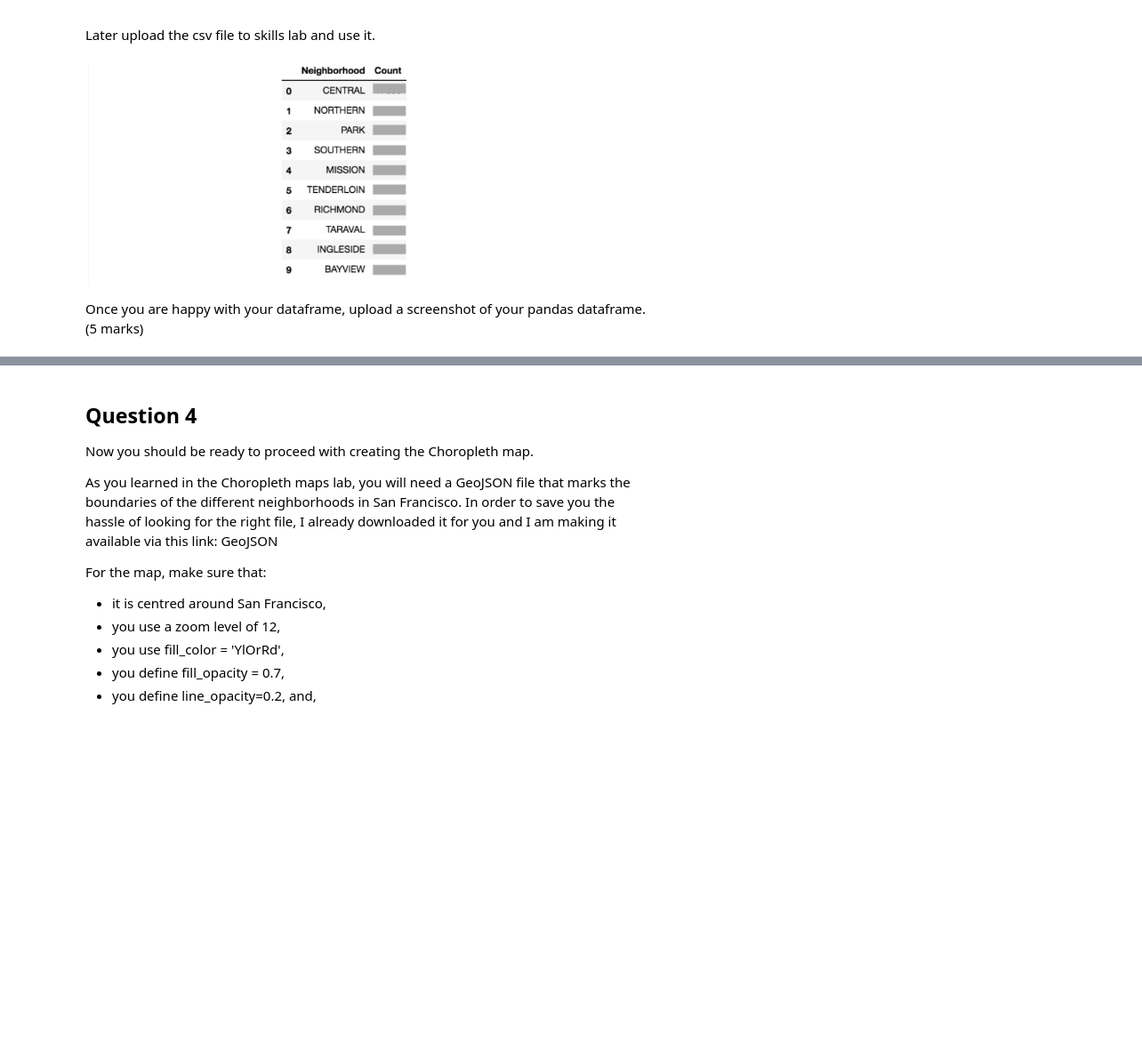
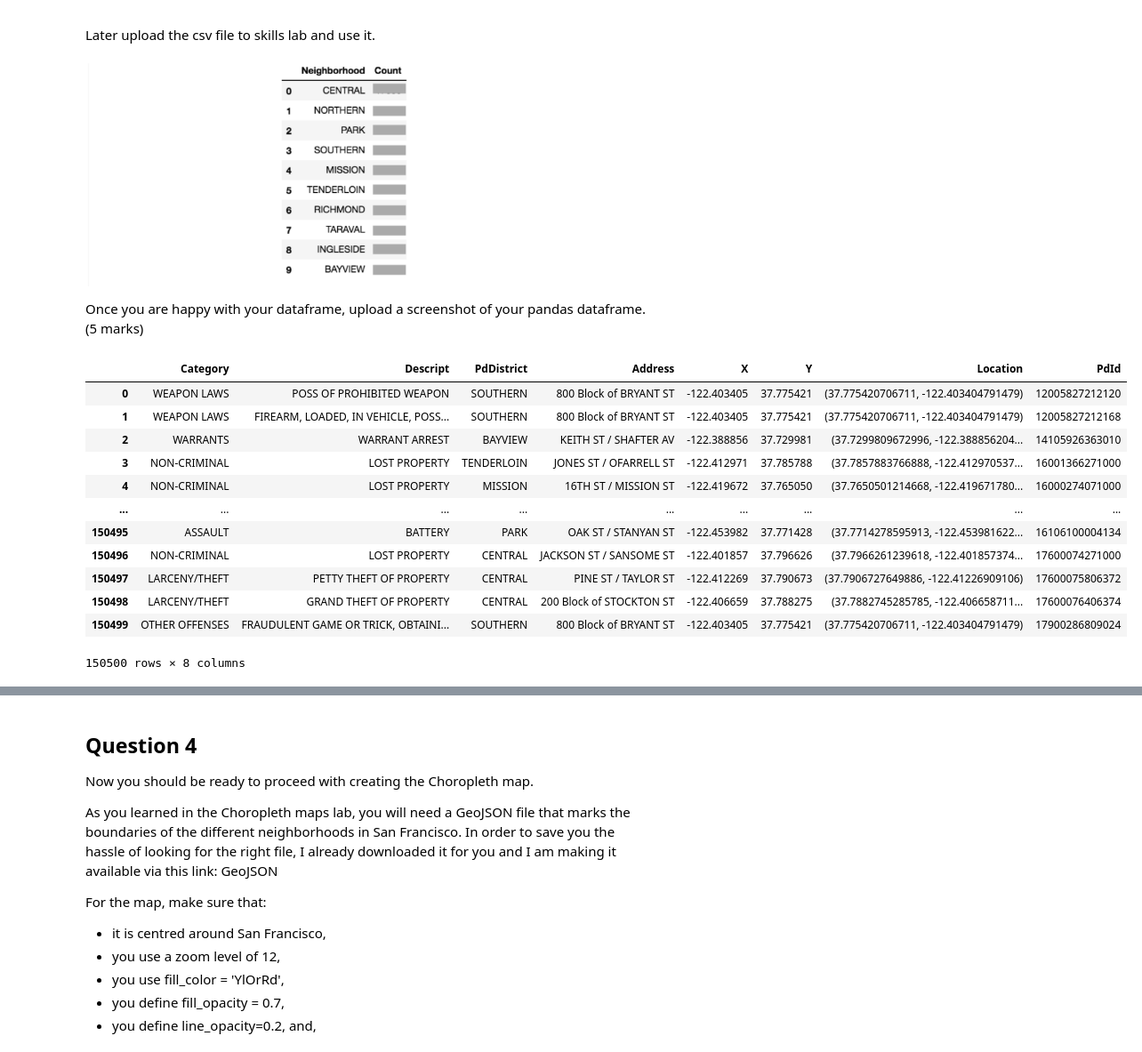
Before and after one commit to fizixmastr/Miscellaneous-Python-Projects, a Jupyter notebook: Topic Survey Assignment.ipynb, the cells around one changed output, grey strips where cells are left out. Shown at 89% size. Saved outputs shown, nothing was run; the diff lists cells and outputs as text; code cells hidden in the pictures; blank space fills up the shorter version.

```diff
--- a/Topic Survey Assignment.ipynb
+++ b/Topic Survey Assignment.ipynb
@@ -132,0 +148,22 @@ Once you are happy with your dataframe, upload a screenshot of your pandas dataf
+# %%
+# zipped = zipfile.ZipFile('https://cf-courses-data.s3.us.cloud-object-storage.appdomain.cloud/IBMDeveloperSkillsNetwork-DV0101EN-SkillsNetwork/labs/FinalModule_Coursera/data/Police_Department_Incidents_-_Previous_Year__2016_.zip')
+# df_Police = pd.read_csv(zf.open('Police_Department_Incidents_-_Previous_Year__2016_.csv')
+
+# Link broken, instructed to use following link to .csv
+df_Police = pd.read_csv("https://cf-courses-data.s3.us.cloud-object-storage.appdomain.cloud/IBMDeveloperSkillsNetwork-DV0101EN-SkillsNetwork/Data%20Files/Police_Department_Incidents_-_Previous_Year__2016_.csv")
+df_Police.drop(['IncidntNum', 'DayOfWeek', 'Date', 'Time', 'Resolution'] , axis=1, inplace = True)
+df_Police
+# %% [output]
+|  | Category | Descript | PdDistrict | Address | X | Y | Location | PdId |
+| 0 | WEAPON LAWS | POSS OF PROHIBITED WEAPON | SOUTHERN | 800 Block of BRYANT ST | -122.403405 | 37.775421 | (37.775420706711, -122.403404791479) | 12005827212120 |
+| 1 | WEAPON LAWS | FIREARM, LOADED, IN VEHICLE, POSS... | SOUTHERN | 800 Block of BRYANT ST | -122.403405 | 37.775421 | (37.775420706711, -122.403404791479) | 12005827212168 |
+| 2 | WARRANTS | WARRANT ARREST | BAYVIEW | KEITH ST / SHAFTER AV | -122.388856 | 37.729981 | (37.7299809672996, -122.388856204... | 14105926363010 |
+| 3 | NON-CRIMINAL | LOST PROPERTY | TENDERLOIN | JONES ST / OFARRELL ST | -122.412971 | 37.785788 | (37.7857883766888, -122.412970537... | 16001366271000 |
+| 4 | NON-CRIMINAL | LOST PROPERTY | MISSION | 16TH ST / MISSION ST | -122.419672 | 37.765050 | (37.7650501214668, -122.419671780... | 16000274071000 |
+| ... | ... | ... | ... | ... | ... | ... | ... | ... |
+| 150495 | ASSAULT | BATTERY | PARK | OAK ST / STANYAN ST | -122.453982 | 37.771428 | (37.7714278595913, -122.453981622... | 16106100004134 |
+| 150496 | NON-CRIMINAL | LOST PROPERTY | CENTRAL | JACKSON ST / SANSOME ST | -122.401857 | 37.796626 | (37.7966261239618, -122.401857374... | 17600074271000 |
+| 150497 | LARCENY/THEFT | PETTY THEFT OF PROPERTY | CENTRAL | PINE ST / TAYLOR ST | -122.412269 | 37.790673 | (37.7906727649886, -122.41226909106) | 17600075806372 |
+| 150498 | LARCENY/THEFT | GRAND THEFT OF PROPERTY | CENTRAL | 200 Block of STOCKTON ST | -122.406659 | 37.788275 | (37.7882745285785, -122.406658711... | 17600076406374 |
+| 150499 | OTHER OFFENSES | FRAUDULENT GAME OR TRICK, OBTAINI... | SOUTHERN | 800 Block of BRYANT ST | -122.403405 | 37.775421 | (37.775420706711, -122.403404791479) | 17900286809024 |
+150500 rows × 8 columns
```
Also changed, not shown: parts of 5 cells of this notebook.
